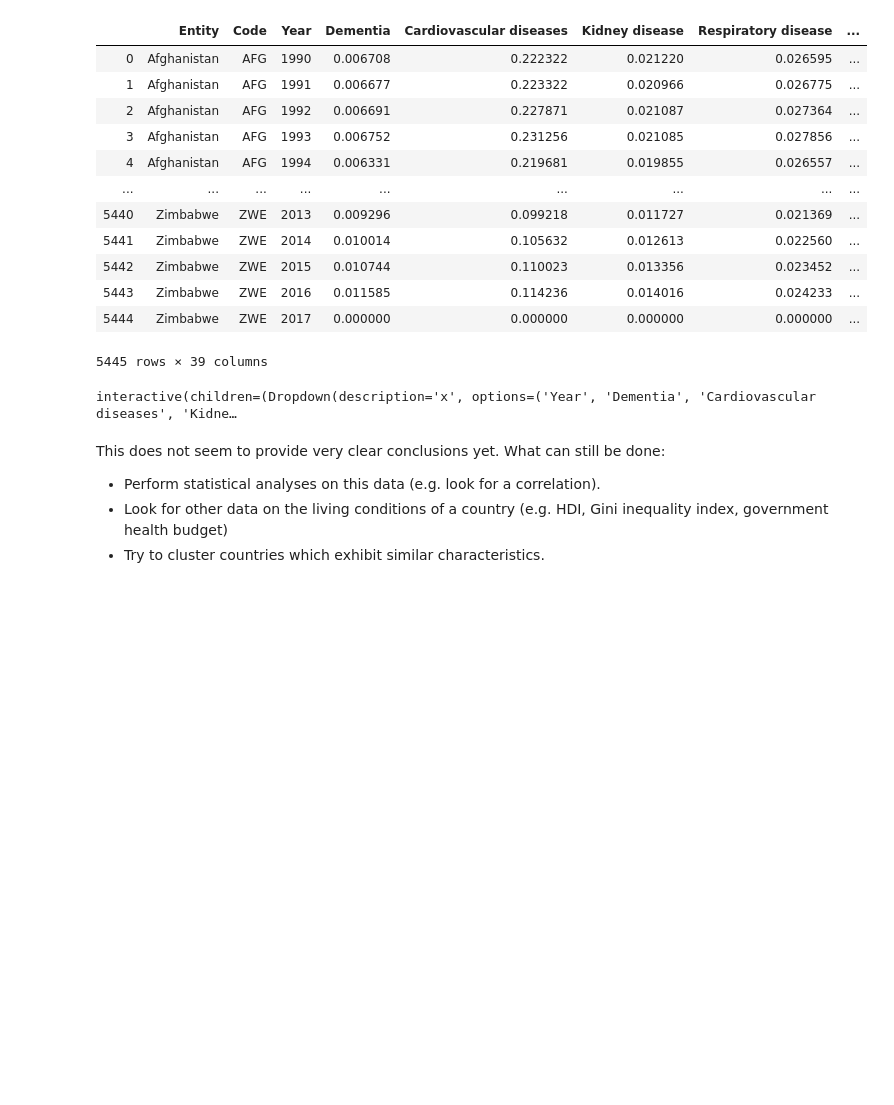
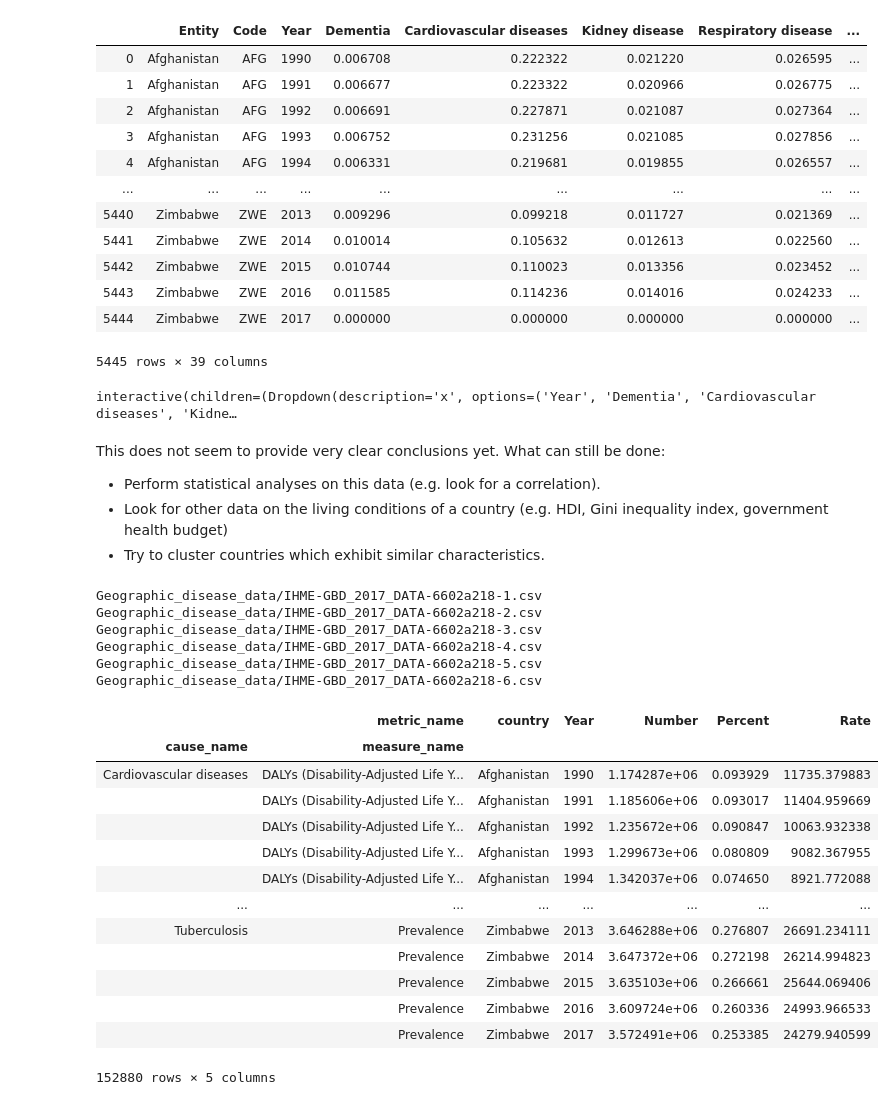
Before and after one commit to itsyaboii1337/Data_Science_Alliance, a Jupyter notebook: HEC_stuff.ipynb, the cells around one changed output. Drawn from its saved outputs; the diff is of its cells as text; code cells hidden in the pictures; blank space fills up the shorter version.

```diff
--- a/HEC_stuff.ipynb
+++ b/HEC_stuff.ipynb
@@ -616,3 +616,20 @@ This does not seem to provide very clear conclusions yet. What can still be done
 * Perform statistical analyses on this data (e.g. look for a correlation).
 * Look for other data on the living conditions of a country (e.g. HDI, Gini inequality index, government health budget)
 * Try to cluster countries which exhibit similar characteristics.
+# %%
+#load data, TODO: load all the data, not just one csv
+dfs=[]
+for i in range(1, 7):
+    path="Geographic_disease_data/IHME-GBD_2017_DATA-6602a218-"+str(i)+".csv"
+    print(path)
+    dfs.append(pd.read_csv(path))
+dataGeographic=pd.concat(dfs)
+# %% [output]
+Geographic_disease_data/IHME-GBD_2017_DATA-6602a218-1.csv
+Geographic_disease_data/IHME-GBD_2017_DATA-6602a218-2.csv
+Geographic_disease_data/IHME-GBD_2017_DATA-6602a218-3.csv
+Geographic_disease_data/IHME-GBD_2017_DATA-6602a218-4.csv
+Geographic_disease_data/IHME-GBD_2017_DATA-6602a218-5.csv
+Geographic_disease_data/IHME-GBD_2017_DATA-6602a218-6.csv
+# %%
+dataGeographic=dataGeographic.rename(columns={"year": "Year", "location_name": "country"})
@@ -618,0 +643,22 @@ This does not seem to provide very clear conclusions yet. What can still be done
+# %%
+diseasesToStudy=["Cardiovascular diseases", 'Diabetes and kidney diseases', 'HIV/AIDS', 'Neglected tropical diseases and malaria',
+                 'Sexually transmitted infections excluding HIV', 'Tuberculosis', 'Chronic respiratory diseases', 'HIV/AIDS']
+data=dataGeographic[dataGeographic["cause_name"].isin(diseasesToStudy)]
+data=pd.pivot_table(data, index=["cause_name","measure_name", "country", "Year"], columns="metric_name", values="val")
+data=data.reset_index(level=[2,3])
+data
+# %% [output]
+|  | metric_name | country | Year | Number | Percent | Rate |
+| cause_name | measure_name |  |  |  |  |  |
+| Cardiovascular diseases | DALYs (Disability-Adjusted Life Y... | Afghanistan | 1990 | 1.174287e+06 | 0.093929 | 11735.379883 |
+|  | DALYs (Disability-Adjusted Life Y... | Afghanistan | 1991 | 1.185606e+06 | 0.093017 | 11404.959669 |
+|  | DALYs (Disability-Adjusted Life Y... | Afghanistan | 1992 | 1.235672e+06 | 0.090847 | 10063.932338 |
+|  | DALYs (Disability-Adjusted Life Y... | Afghanistan | 1993 | 1.299673e+06 | 0.080809 | 9082.367955 |
+|  | DALYs (Disability-Adjusted Life Y... | Afghanistan | 1994 | 1.342037e+06 | 0.074650 | 8921.772088 |
+| ... | ... | ... | ... | ... | ... | ... |
+| Tuberculosis | Prevalence | Zimbabwe | 2013 | 3.646288e+06 | 0.276807 | 26691.234111 |
+|  | Prevalence | Zimbabwe | 2014 | 3.647372e+06 | 0.272198 | 26214.994823 |
+|  | Prevalence | Zimbabwe | 2015 | 3.635103e+06 | 0.266661 | 25644.069406 |
+|  | Prevalence | Zimbabwe | 2016 | 3.609724e+06 | 0.260336 | 24993.966533 |
+|  | Prevalence | Zimbabwe | 2017 | 3.572491e+06 | 0.253385 | 24279.940599 |
+152880 rows × 5 columns
```
Also changed, not shown: parts of 10 cells of this notebook.
